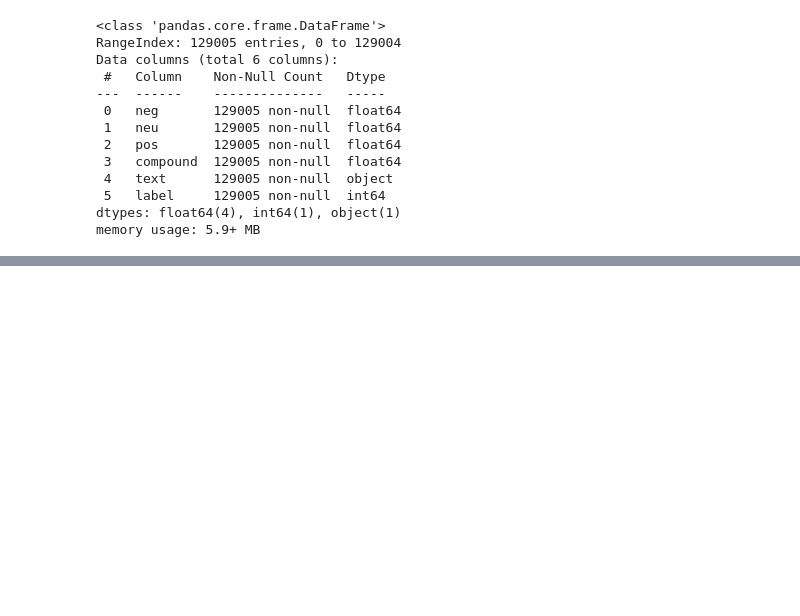
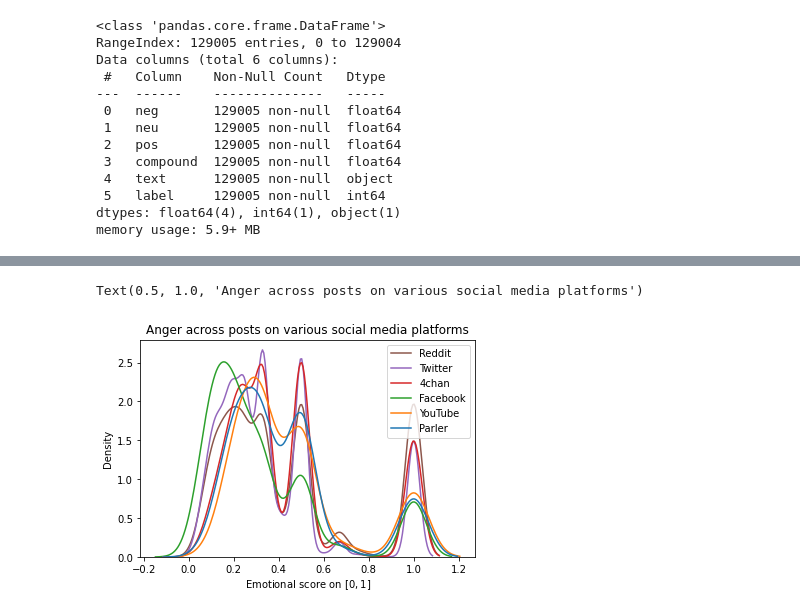
Before and after one commit to fedorukben/bdc2021, a Jupyter notebook: emo-analysis.ipynb, the cells around one changed output, grey strips where cells are left out. Saved outputs shown, nothing was run; the diff lists cells and outputs as text; code cells hidden in the pictures; blank space fills up the shorter version.

```diff
--- a/emo-analysis.ipynb
+++ b/emo-analysis.ipynb
@@ -90,0 +151,15 @@ df.to_pickle('data/pickle/emo/emo-parler.pkl')
+# %%
+angs = punch([df_reddit['ang'].tolist(),
+              df_twitter['ang'].tolist(),
+              df_4chan['ang'].tolist(),
+              df_fb['ang'].tolist(),
+              df_yt['ang'].tolist(),
+              df_parler['hap'].tolist()])
+
+sns.kdeplot(data=angs, common_norm=False)
+plt.legend(['Reddit','Twitter','4chan','Facebook','YouTube','Parler'])
+plt.xlabel('Emotional score on $[0,1]$')
+plt.title('Anger across posts on various social media platforms')
+# %% [output]
+Text(0.5, 1.0, 'Anger across posts on various social media platforms')
+[figure, added]
```
Also changed, not shown: parts of 19 cells of this notebook, 7 other files.
